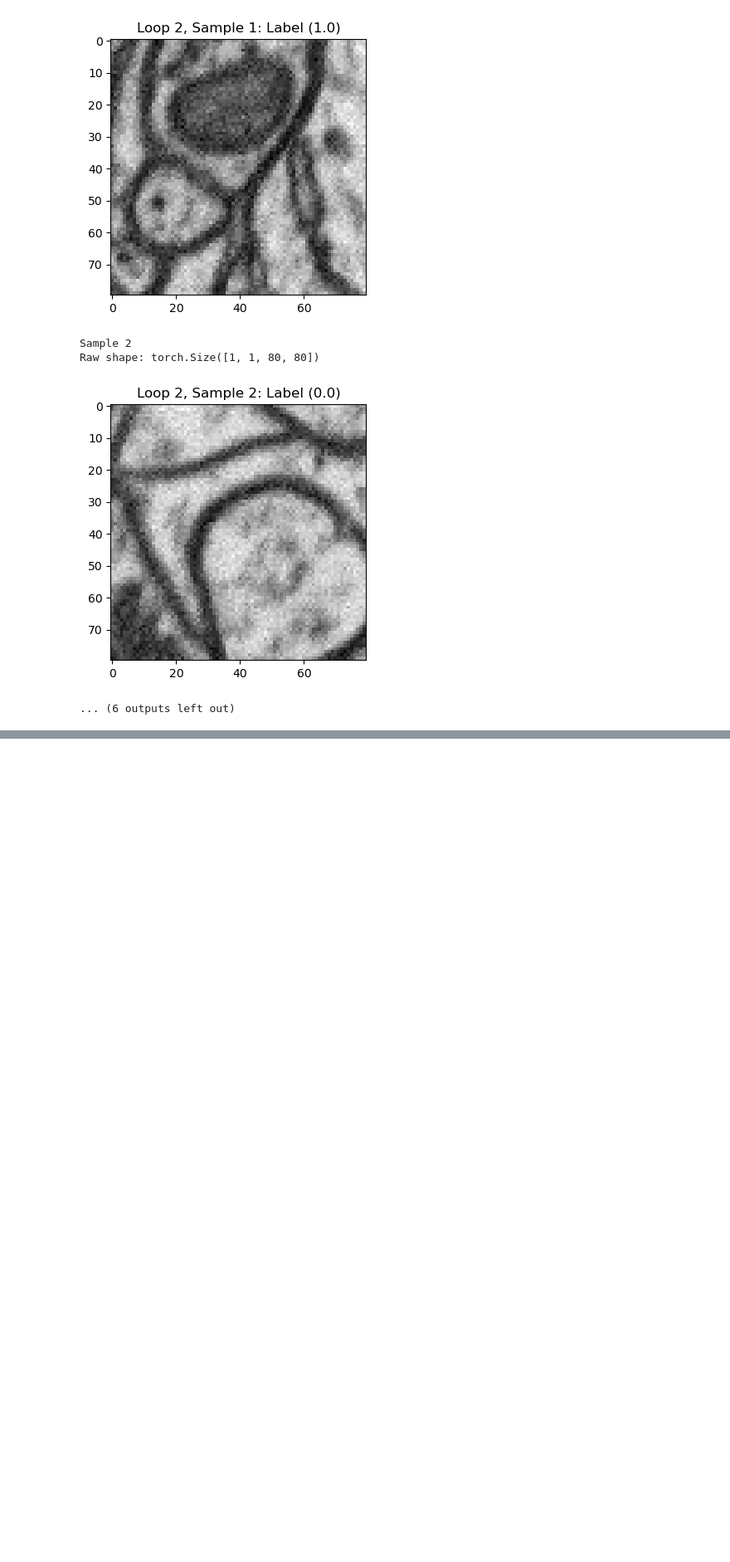
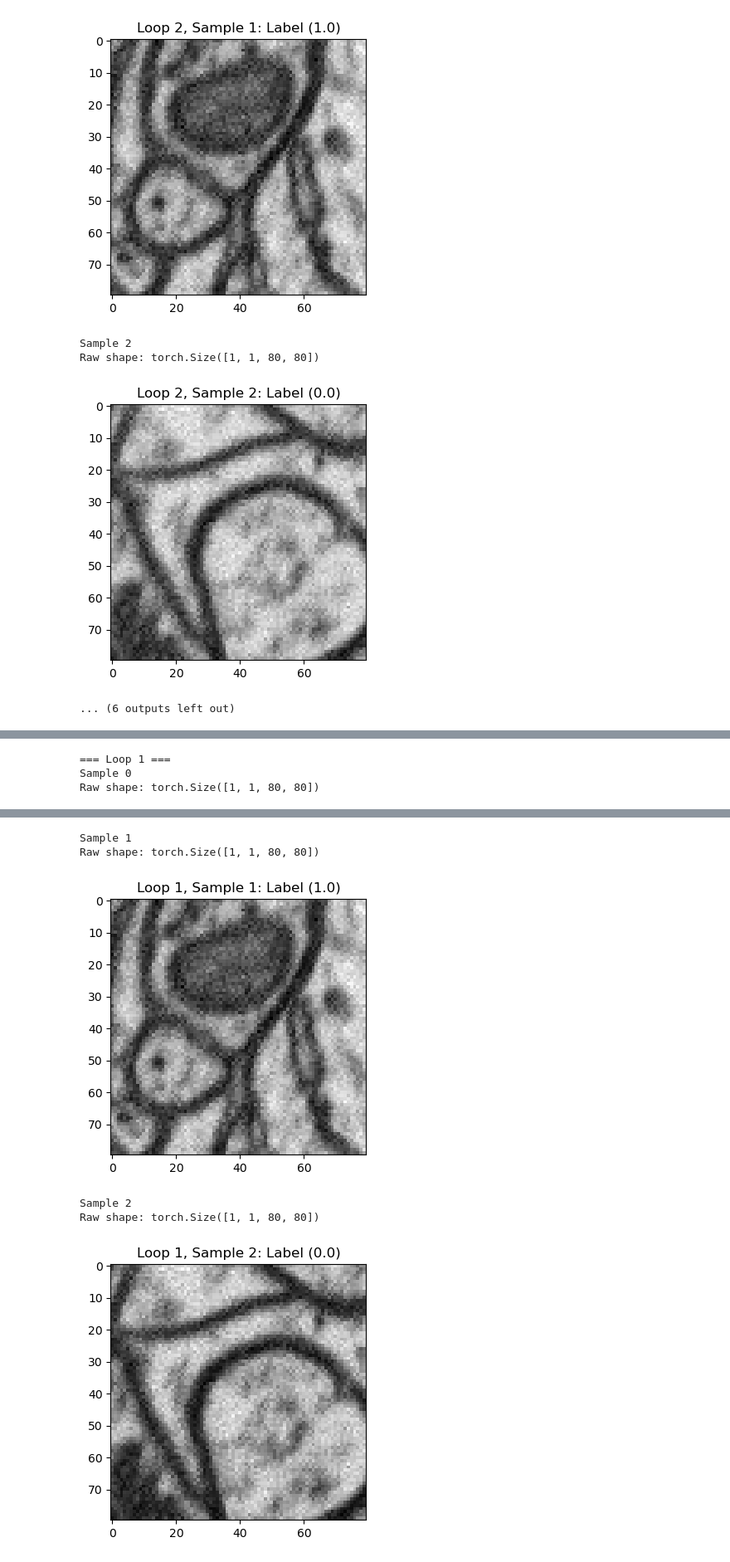
Before and after one commit to kreshuklab/model_ranking, a Jupyter notebook: notebooks/model_selection/classification/dataloader_check2.ipynb, the cells around one changed output, grey strips where cells are left out. Shown at 83% size. Saved outputs shown, nothing was run; the diff lists cells and outputs as text; code cells hidden in the pictures; blank space fills up the shorter version.

```diff
--- a/notebooks/model_selection/classification/dataloader_check2.ipynb
+++ b/notebooks/model_selection/classification/dataloader_check2.ipynb
@@ -57,7 +56,10 @@ dataloader_config: Dict[str, Any] = {
     "aug_config": {
         "aug_rnd_seed": None,
         "transform_params": None,
-        "raw_transform_params": None,
+        "raw_transform_params": [
+            {"name": "RandomGamma", "p": 1, "params": {"alpha":[0.2,2]}},
+            {"name": "RandomBrightness", "p": 1, "params": {"alpha": [0.0,0.3]}}
+        ],
         "ndim": 2,
         "n_samples": None
     },
@@ -146,0 +177,4 @@ dataloader.dataset._len
+# %%
+TTA_loaders = get_classification_TTA_loaders(
+    dataloader_cfg
+)
@@ -146,0 +206,20 @@ dataloader.dataset._len
+# %%
+raws = []
+for loop_num in range(1):
+    print(f"\n=== Loop {loop_num + 1} ===")
+    for i, (raw, label) in enumerate(TTA_loaders['Gamma_a02-2']):
+        print(f"Sample {i}")
+        print(f"Raw shape: {raw.shape}")
+
+        plt.figure(figsize=(6, 4))
+        _ = plt.imshow(raw.numpy().squeeze(), cmap='grey')
+        _ = plt.title(f"Loop {loop_num + 1}, Sample {i}: Label ({label.numpy().squeeze()})")
+        plt.show()
+
+        raws.append(raw.numpy().copy())
+        if i > 3:
+            break
+# %% [output]
+=== Loop 1 ===
+Sample 0
+Raw shape: torch.Size([1, 1, 80, 80])
@@ -146,0 +227,6 @@ dataloader.dataset._len
+Sample 1
+Raw shape: torch.Size([1, 1, 80, 80])
+[figure, added]
+Sample 2
+Raw shape: torch.Size([1, 1, 80, 80])
+[figure, added]
```
Also changed, not shown: parts of 9 cells of this notebook.
